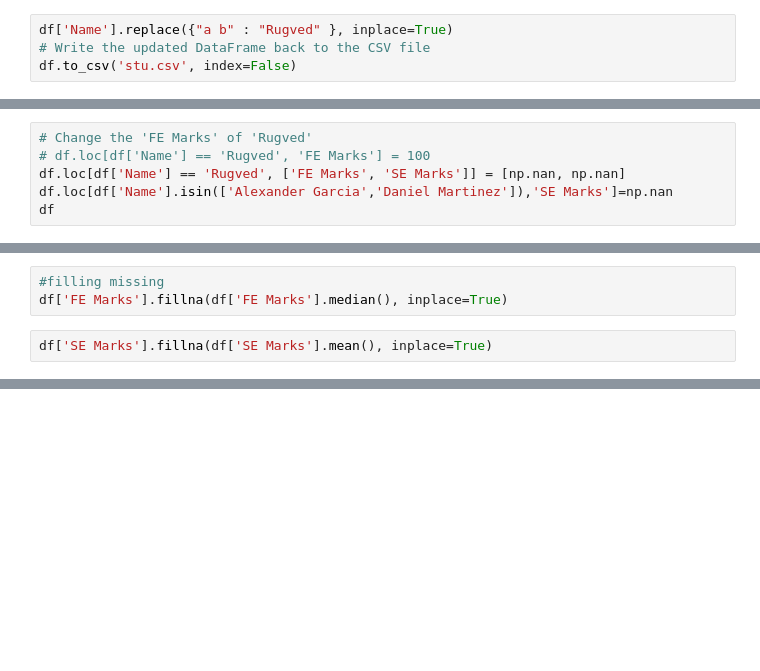
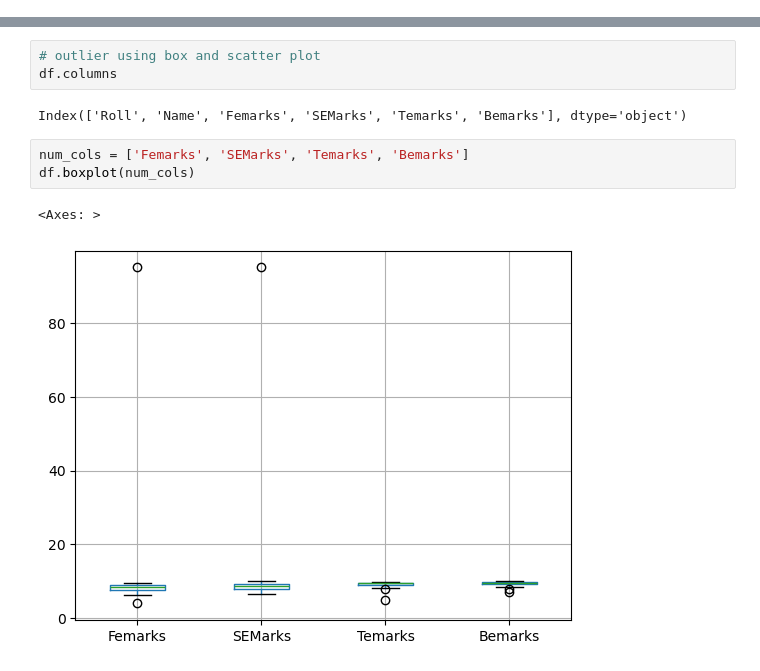
Before and after one commit to ompatil7/dsbda, a Jupyter notebook: assg2.ipynb, the cells around one changed output, grey strips where cells are left out. Saved outputs shown, nothing was run; the diff lists cells and outputs as text; blank space fills up the shorter version.

```diff
--- a/assg2.ipynb
+++ b/assg2.ipynb
@@ -23,4 +26,0 @@ df.head()
-# %%
-df['Name'].replace({"a b" : "Rugved" }, inplace=True)
-# Write the updated DataFrame back to the CSV file
-df.to_csv('stu.csv', index=False)
@@ -47,6 +26,0 @@ df
-# %%
-# Change the 'FE Marks' of 'Rugved'
-# df.loc[df['Name'] == 'Rugved', 'FE Marks'] = 100
-df.loc[df['Name'] == 'Rugved', ['FE Marks', 'SE Marks']] = [np.nan, np.nan]
-df.loc[df['Name'].isin(['Alexander Garcia','Daniel Martinez']),'SE Marks']=np.nan
-df
@@ -85,5 +26,0 @@ dtype: int64
-# %%
-#filling missing
-df['FE Marks'].fillna(df['FE Marks'].median(), inplace=True)
-# %%
-df['SE Marks'].fillna(df['SE Marks'].mean(), inplace=True)
@@ -126,0 +76,11 @@ plt.show()
+# %%
+# outlier using box and scatter plot
+df.columns
+# %% [output]
+Index(['Roll', 'Name', 'Femarks', 'SEMarks', 'Temarks', 'Bemarks'], dtype='object')
+# %%
+num_cols = ['Femarks', 'SEMarks', 'Temarks', 'Bemarks']
+df.boxplot(num_cols)
+# %% [output]
+<Axes: >
+[figure, added]
```
Also changed, not shown: parts of 16 cells of this notebook, 15 other files.
